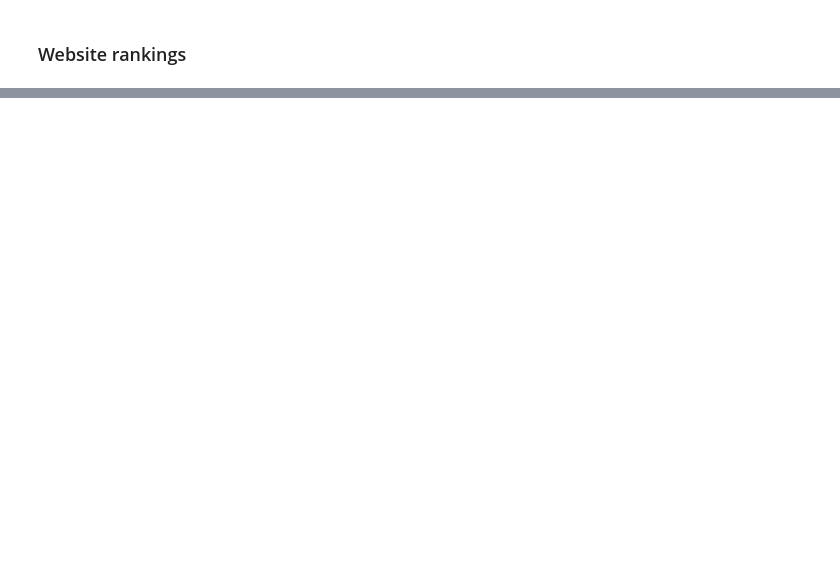
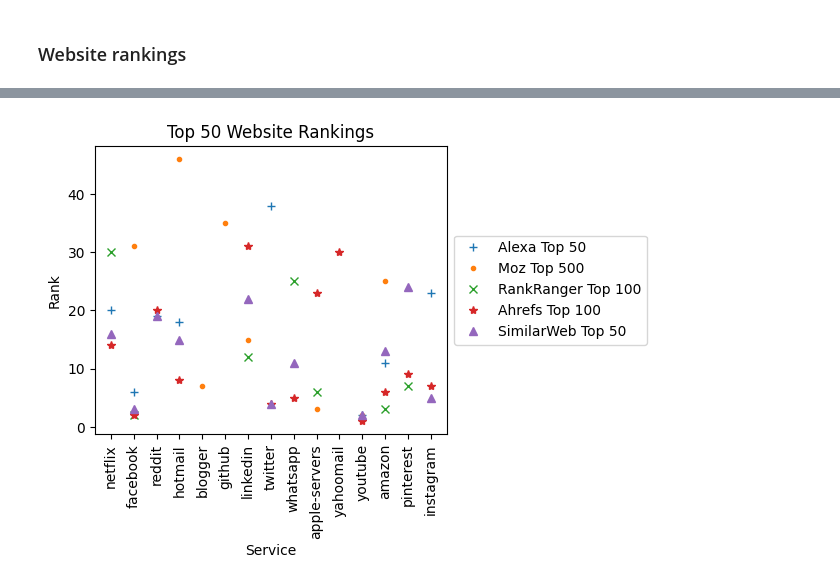
Before and after one commit to shanemin/thesis-msc-cloud-failures, a Jupyter notebook: scripts/viz_sources.ipynb, the cells around one changed output, grey strips where cells are left out. Saved outputs shown, nothing was run; the diff lists cells and outputs as text; code cells hidden in the pictures; blank space fills up the shorter version.

```diff
--- a/scripts/viz_sources.ipynb
+++ b/scripts/viz_sources.ipynb
@@ -116,0 +149,7 @@ plt.show()
+# %%
+# lets plot only the top 100's
+df_50 = df_ranks.apply(lambda x: [y if y <= 50 else np.nan for y in x])
+df_50.dropna(how='all', inplace=True)
+after = len(df_50)
+print('Total services: {}\nServices with ranking: {}\n% Services with ranking: {}'.format(before, after, after/before*100))
+df_50.head()
@@ -116,0 +167,15 @@ plt.show()
+# %%
+df_50.plot(style=['+','.','x','*','^'], linestyle='none')
+ax = plt.subplot(111)
+plt.xticks(range(len(df_50.index)), df_50.index, rotation=90)
+box = ax.get_position()
+ax.set_position([box.x0, box.y0 + box.height * 0.1, box.width, box.height * 0.9])
+ax.legend(loc='center left', bbox_to_anchor=(1, 0.5))
+plt.title("Top 50 Website Rankings")
+plt.xlabel("Service")
+plt.ylabel("Rank")
+plt.subplots_adjust(left=0.1, right=.65, bottom=0.3, top=0.9)
+plt.savefig('../output/plots/top_50.png', dpi=fig.dpi)
+plt.show()
+# %% [output]
+[figure, added]
```
Also changed, not shown: parts of 12 cells of this notebook, 7 other files.
